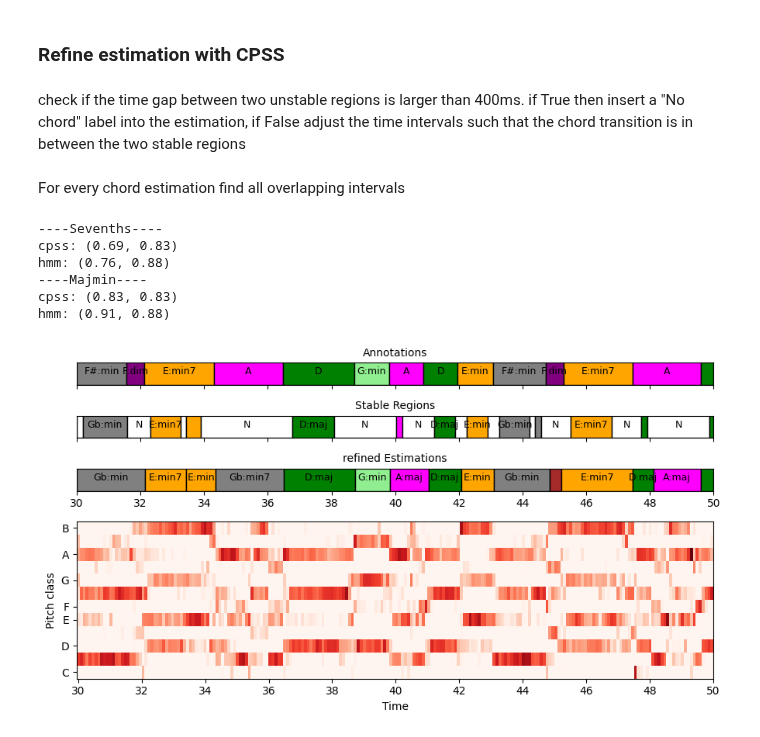
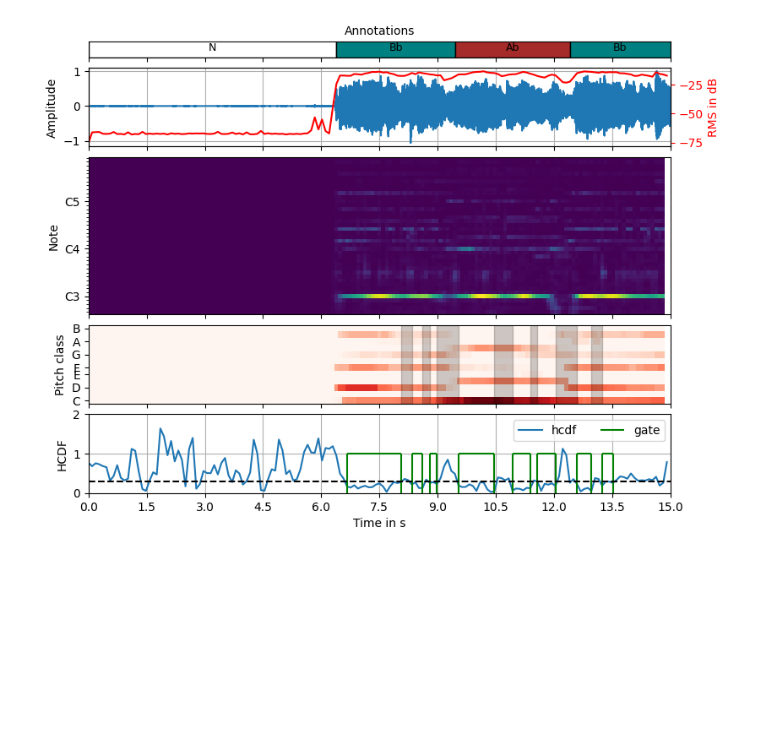
Before and after one commit to Maushax-jpg/chord-recognition, a Jupyter notebook: cpss.ipynb, the cells around one changed output. Saved outputs shown, nothing was run; the diff lists cells and outputs as text; code cells hidden in the pictures; blank space fills up the shorter version.

```diff
--- a/cpss.ipynb
+++ b/cpss.ipynb
@@ -115,6 +70,0 @@ fig.tight_layout(pad=0.1)
-# %% [markdown]
-### Refine estimation with CPSS
-# %% [markdown]
-check if the time gap between two unstable regions is larger than 400ms. </br>
-if True then insert a "No chord" label into the  estimation, </br>
-if False adjust the time intervals such that the chord transition is in between the two stable regions
@@ -173,43 +71,16 @@ est_intervals,est_labels = utils.createChordIntervals(t_chroma,chord_sequence)
-# %% [markdown]
-For every chord estimation find all overlapping intervals
-# %%
-time_interval = (30,50)
-xticks = np.linspace(time_interval[0],time_interval[1],11)
-xticklabels = np.linspace(time_interval[0],time_interval[1],11,dtype=int)
-fig,(ax0,ax1,ax2,ax3) = plt.subplots(4,1,height_ratios=(1,1,1,7),figsize=(9,5))
-utils.plotChordAnnotations(ax0,gt[0],gt[1],time_interval)
-ax0.set_title('Annotations',fontsize=10)
-ax0.set_yticks([])
-utils.plotChordAnnotations(ax1,est_intervals_stable,est_labels_stable,time_interval)
-ax1.set_title('Stable Regions',fontsize=10)
-ax1.set_yticks([])
-utils.plotChordAnnotations(ax2,est_intervals,est_labels,time_interval)
-ax2.set_title('refined Estimations',fontsize=10)
-ax2.set_yticks([])
-for ax in [ax0,ax1,ax2]:
-    ax.set_xticks(xticks)
-    ax.set_xticklabels([])
-ax2.set_xticklabels(xticklabels)
-utils.plotChromagram(ax3,t_chroma,chroma,time_interval)
-ax3.set_xticks(xticks)
-fig.tight_layout()
-
-print("----Sevenths----")
-x = utils.evaluateTranscription(est_intervals,est_labels,ground_truth[0],ground_truth[1],"sevenths")
-print(f"cpss: {x}")
-x = utils.evaluateTranscription(est_sevenths[0],est_sevenths[1],ground_truth[0],ground_truth[1],"sevenths")
-print(f"hmm: {x}")
-
-x = utils.evaluateTranscription(est_intervals,est_labels,ground_truth[0],ground_truth[1],"majmin")
-print("----Majmin----")
-print(f"cpss: {x}")
-x = utils.evaluateTranscription(est_sevenths[0],est_sevenths[1],ground_truth[0],ground_truth[1],"majmin")
-print(f"hmm: {x}")
-# %% [output]
-----Sevenths----
-cpss: (0.69, 0.83)
-hmm: (0.76, 0.88)
-----Majmin----
-cpss: (0.83, 0.83)
-hmm: (0.91, 0.88)
-[figure, removed]
+# %%
+dset = "rw"  # beatles
+track_id = "0206"
+time_interval = (0,15)
+sig, gt, t_chroma, chroma, pitchgram,pitchgram_cqt = computeChromaData(dset,track_id,time_interval,"both")
+
+## compute stable chroma regions
+classifier = pitchspace.CPSS_Classifier("/home/max/ET-TI/Masterarbeit/chord-recognition/models/cpss/cpss_sevenths.npy",alphabet="sevenths")
+stable_regions, hcdf = classifier.computeStableRegions(chroma)
+
+# prefilter
+chroma = features.applyPrefilter(t_chroma,chroma,"median",N=7)
+
+plotData(sig,gt,t_chroma, chroma,pitchgram_cqt,hcdf,stable_regions,time_interval)
+# %% [output]
+[figure, added]
```
Also changed, not shown: parts of 8 cells of this notebook, 8 other files.
